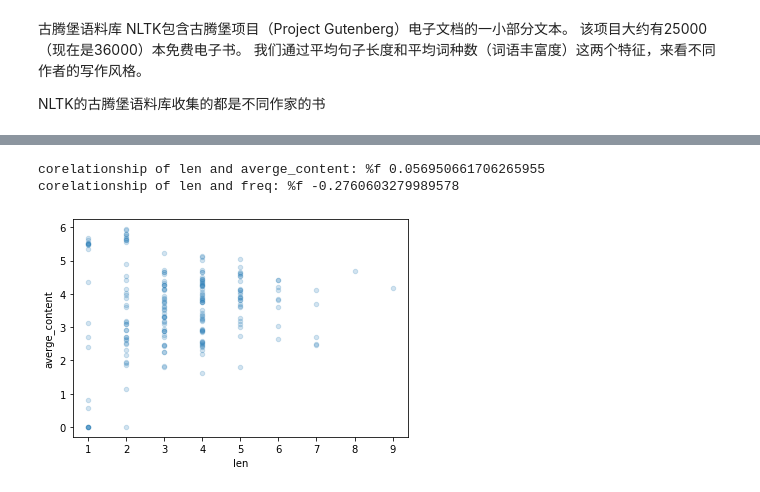
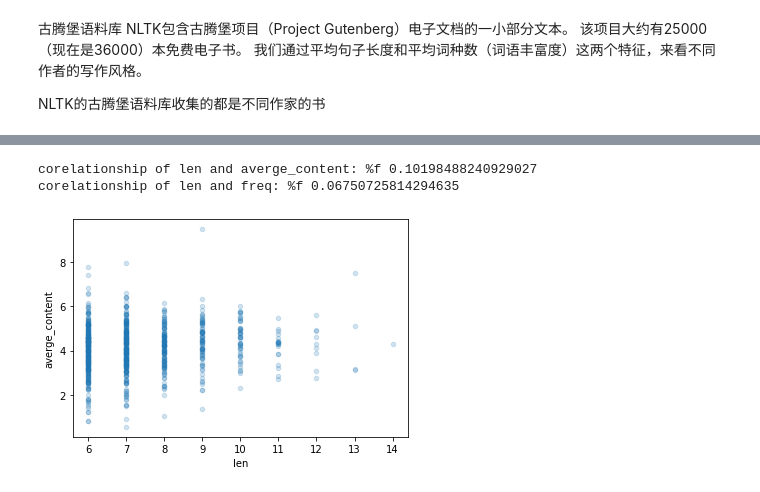
Before and after one commit to wofeishenling/Python_Road, a Jupyter notebook: pytorch/nltk_test.ipynb, the cells around one changed output, grey strips where cells are left out. Cells and saved outputs as stored; diff of their text form; code cells hidden in the pictures.

```diff
--- a/pytorch/nltk_test.ipynb
+++ b/pytorch/nltk_test.ipynb
@@ -143,11 +151,12 @@ for sent in send_table:
 # %%
 # 3-gram
 word2sum = {}
-word_set = set()
+word2freq = {}
 for sent in send_table:
     w1=''
     w2=''
     for word in sent:
+        freq = -model.logscore(word)
         if w2 == '':
             log_prob = -model.logscore(word,['<s>'])
         elif w1 == '':
@@ -156,8 +165,10 @@ for sent in send_table:
             log_prob = -model.logscore(word,[w1,w2])
         if word in word2sum:
             word2sum[word] += log_prob
+            word2freq[word] += freq
         else:
             word2sum[word] = log_prob
+            word2freq[word] = freq
         w1 = w2
         w2 = word
 # %%
@@ -171,13 +182,19 @@ for n,word in enumerate(info_table['word']):
 info_table['len'] = word_count_table['len']
 info_table.head()
 sum_table = pd.DataFrame()
+freq_table = pd.DataFrame()
 for n,word in enumerate(info_table['word']):
     if word not in word2sum:
         sum_table = sum_table.append(pd.DataFrame({'sum':0}, index=[n]))
+        freq_table = freq_table.append(pd.DataFrame({'freq':0},index=[n]))
         continue
     sum_proc = word2sum[word]
+    freq = word2freq[word]
     sum_table = sum_table.append(pd.DataFrame({'sum':sum_proc}, index=[n]))
+    freq_table = freq_table.append(pd.DataFrame({'freq':freq}, index=[n]))
 info_table['sum_neg_log_prob'] = sum_table['sum']
+info_table['sum_freq'] = freq_table['freq']
 info_table['averge_content'] = (info_table['sum_neg_log_prob']/info_table['cnt'])
+info_table['averge_freq'] = (info_table['sum_freq']/info_table['cnt'])
 info_table.head(30)
 # %% [output]
@@ -186,6 +218,7 @@ info_table.head(30)
 # %%
 info_table.sort_values(by='cnt',ascending='',inplace=True)
-info_table = info_table.iloc[:200]
+info_table.dtypes
+info_table = info_table.drop(info_table[info_table['word'].str.isdigit()==True].index)
 info_table.intent = ['len','averge_content']
 info_table.head(100)
 # %% [output]
@@ -197,3 +238,6 @@ See the caveats in the documentation: https://pandas.pydata.org/pandas-docs/stab
+# %%
+info_table = info_table[info_table['len']>5]
+info_table = info_table.iloc[:600]
 # %%
 print (vis.to_matplotlib())
 # %%
@@ -201,19 +245,18 @@ print (vis.to_matplotlib())
 #原始数据
 X1= info_table['len']
 Y1= info_table['averge_content']
-Z1= info_table['cnt']
+Z1= info_table['averge_freq']
 #s.corr()函数计算
 r=X1.corr(Y1,method='spearman')
 q=X1.corr(Z1,method='spearman')
 print("corelationship of len and averge_content: %f",r)
 print("corelationship of len and freq: %f",q)
 # %% [output]
-corelationship of len and averge_content: %f 0.056950661706265955
-corelationship of len and freq: %f -0.2760603279989578
+corelationship of len and averge_content: %f 0.10198488240929027
+corelationship of len and freq: %f 0.06750725814294635
 # %%
 info_table.plot.scatter(x="len", y="averge_content",alpha=0.2)
 plt.savefig('./3-gram_gutenberg_top_200.jpg', bbox_inches='tight', dpi=300)
-long_word = list(info_table[info_table['len']>10]['word'])
 # %% [output]
-[figure, old version]
+[figure, new version]
 # %%
```
Also changed, not shown: parts of 9 cells of this notebook, 3 other files.
